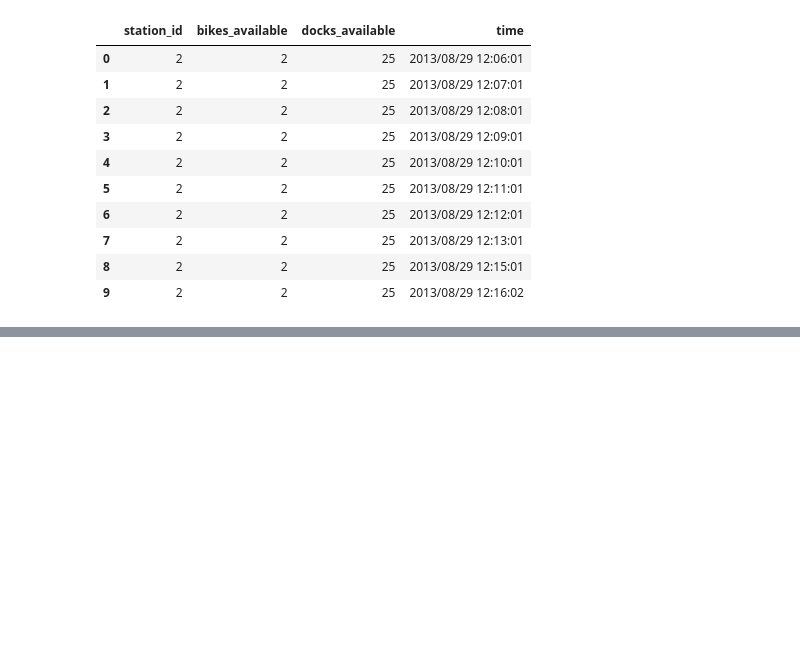
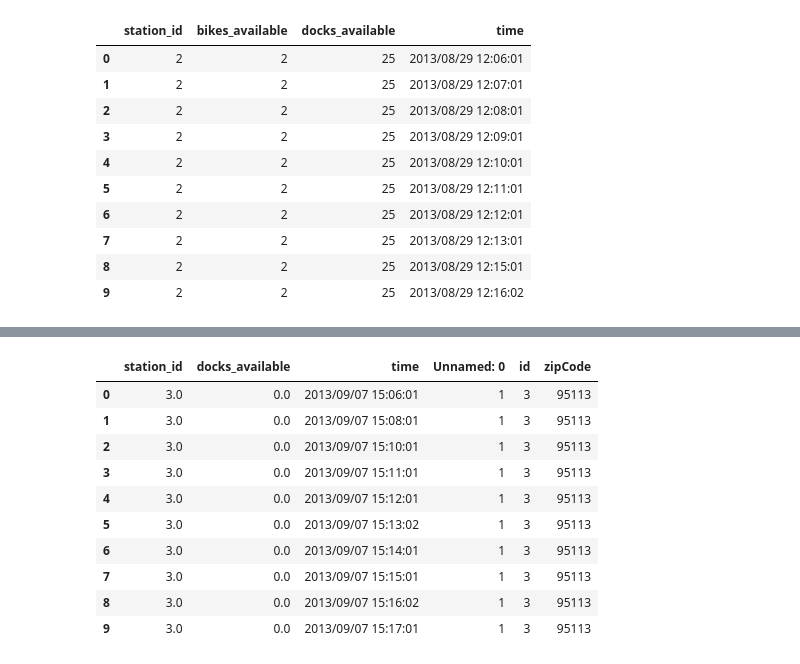
Before and after one commit to santiagoaso/2017datos, a Jupyter notebook: Tp1 Status.ipynb, the cells around one changed output, grey strips where cells are left out. Cells and saved outputs as stored; diff of their text form; code cells hidden in the pictures; blank space fills up the shorter version.

```diff
--- a/Tp1 Status.ipynb
+++ b/Tp1 Status.ipynb
@@ -146,0 +152,6 @@ Name: station_id, dtype: int64
+# %%
+# Otra ves el caso intersante es que halla 0 Docks. Es implica que uno llega con la bici y no la puede guadar
+# Un fallo en el servicio
+NotDocks = status.loc[:,['station_id','docks_available','time']].groupby('docks_available')
+NotDocks = NotDocks.get_group(0)
+NotDocks[:10]
@@ -146,0 +186,15 @@ Name: station_id, dtype: int64
+# %%
+NotDocksZip = pd.merge(NotDocks, tabla, on='station_id', how='right')
+NotDocksZip[:10]
+# %% [output]
+|  | station_id | docks_available | time | Unnamed: 0 | id | zipCode |
+| 0 | 3.0 | 0.0 | 2013/09/07 15:06:01 | 1 | 3 | 95113 |
+| 1 | 3.0 | 0.0 | 2013/09/07 15:08:01 | 1 | 3 | 95113 |
+| 2 | 3.0 | 0.0 | 2013/09/07 15:10:01 | 1 | 3 | 95113 |
+| 3 | 3.0 | 0.0 | 2013/09/07 15:11:01 | 1 | 3 | 95113 |
+| 4 | 3.0 | 0.0 | 2013/09/07 15:12:01 | 1 | 3 | 95113 |
+| 5 | 3.0 | 0.0 | 2013/09/07 15:13:02 | 1 | 3 | 95113 |
+| 6 | 3.0 | 0.0 | 2013/09/07 15:14:01 | 1 | 3 | 95113 |
+| 7 | 3.0 | 0.0 | 2013/09/07 15:15:01 | 1 | 3 | 95113 |
+| 8 | 3.0 | 0.0 | 2013/09/07 15:16:02 | 1 | 3 | 95113 |
+| 9 | 3.0 | 0.0 | 2013/09/07 15:17:01 | 1 | 3 | 95113 |
```
Also changed, not shown: parts of 30 cells of this notebook, 3 other files.
